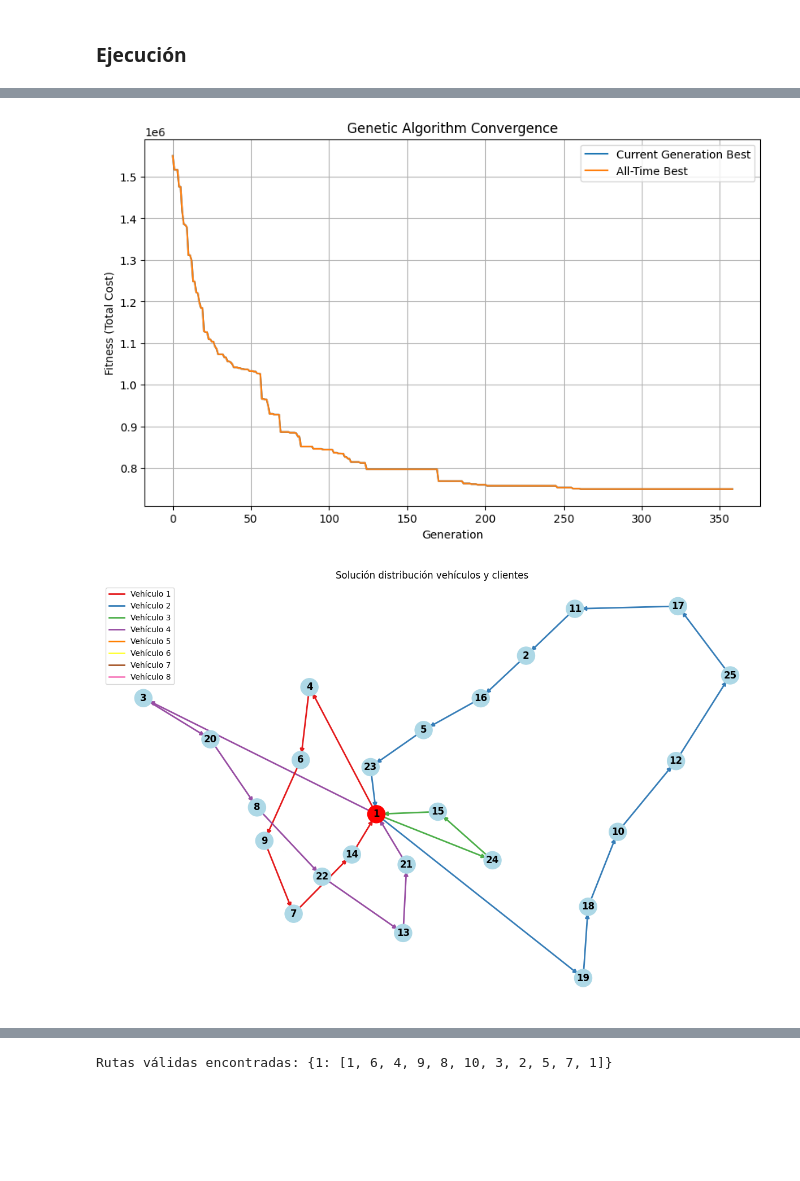
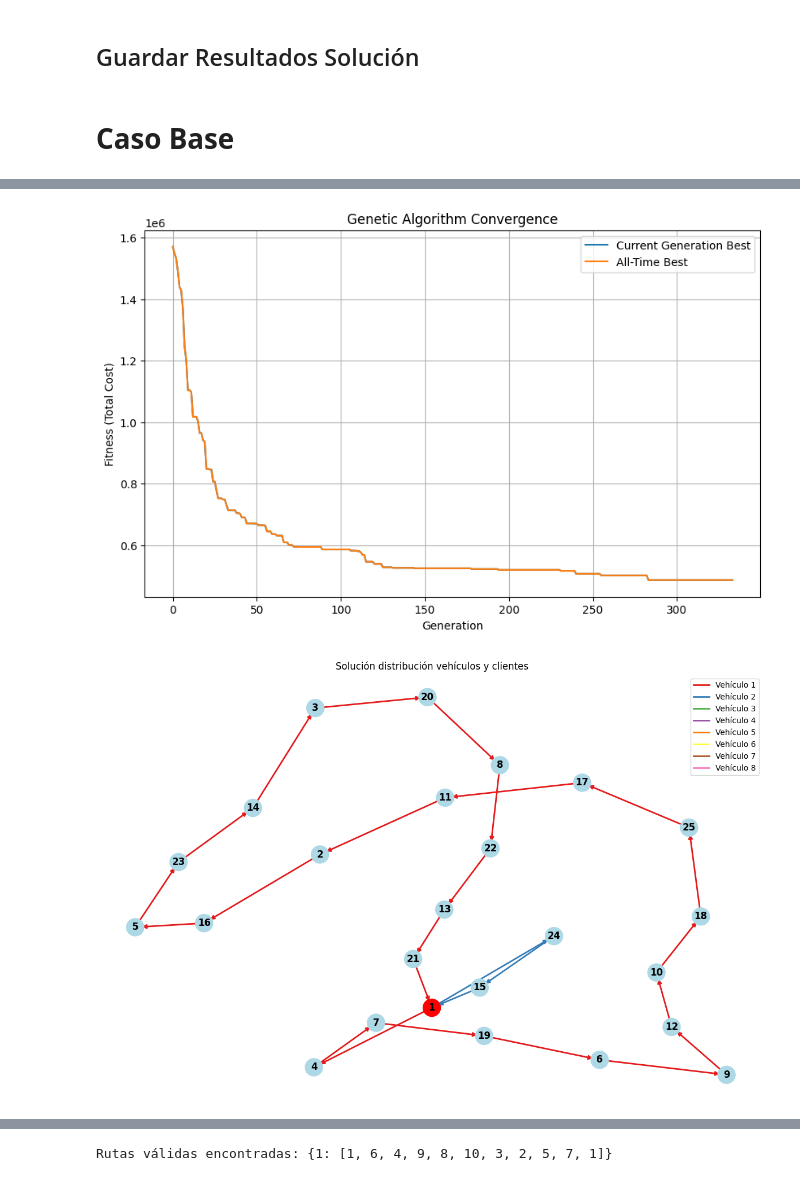
Before and after one commit to SuperEquipoEstrella/MOS-Entrega-3, a Jupyter notebook: E3-problema_A_caso1_mapas.ipynb, the cells around one changed output, grey strips where cells are left out. Drawn from its saved outputs; the diff is of its cells as text; code cells hidden in the pictures; blank space fills up the shorter version.

```diff
--- a/E3-problema_A_caso1_mapas.ipynb
+++ b/E3-problema_A_caso1_mapas.ipynb
@@ -759,0 +854,2 @@ def read_cost_matrix_csv(filename):
+# %% [markdown]
+## Guardar Resultados Solución
@@ -760,2 +940,2 @@ def read_cost_matrix_csv(filename):
 # %% [markdown]
-### **Ejecución**
+# **Caso Base**
@@ -774,11 +973,11 @@ ga = GeneticAlgorithmCVRP(
     num_lugares=num_lugares,
     num_vehicles=num_vehicles,
     depots=depots,
-    population_size=200,
+    population_size=400,
     generations=500,
     mutation_rate=0.2,
-    crossover_rate=0.8,
-    elitism_rate=0.1,
+    crossover_rate=0.9,
+    elitism_rate=0.05,
     tournament_size=5,
     vehic_ranges=vehic_ranges
 )
@@ -815,2 +1014,2 @@ Costo Total: 749777.69
-[figure, old version]
+[figure, new version]
-[figure, old version]
+[figure, new version]
```
Also changed, not shown: parts of 33 cells of this notebook, 4 other files.
